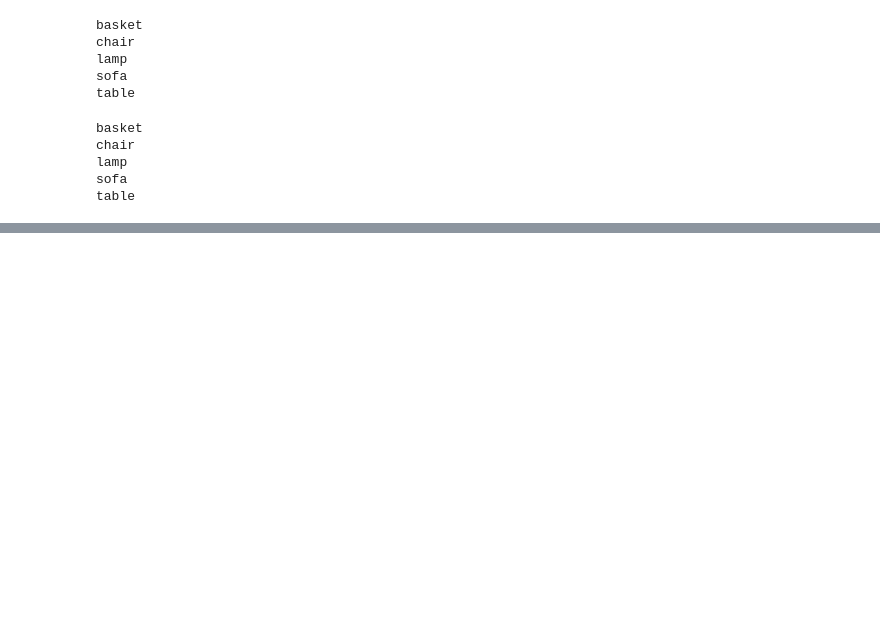
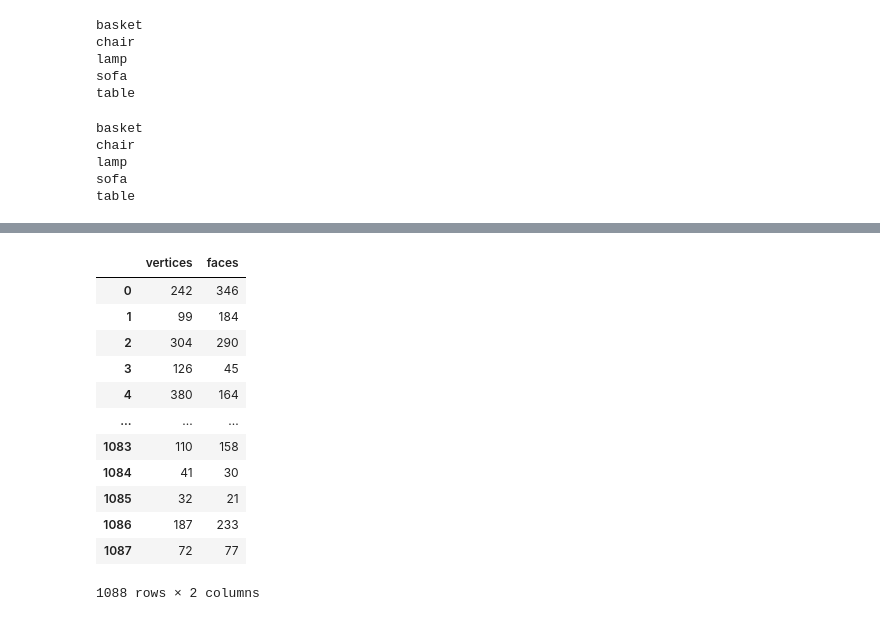
Before and after one commit to t-gappy/polygen_pytorch, a Jupyter notebook: notebook/01_preprocess.ipynb, the cells around one changed output, grey strips where cells are left out. Drawn from its saved outputs; the diff is of its cells as text; code cells hidden in the pictures; blank space fills up the shorter version.

```diff
--- a/notebook/01_preprocess.ipynb
+++ b/notebook/01_preprocess.ipynb
@@ -181,16 +261,21 @@ lamp
 sofa
 table
 # %%
+test_info = []
 for class_ in classes:
     print(class_)
     class_datas = []
 
     for file_path in valid_files:
         if file_path.split("/")[-2] == class_:
-            v, f = load_pipeline(file_path)
+            vs, ns, fs = load_pipeline(file_path)
             class_datas.append({
-                "vertices": v.tolist(),
-                "faces": f.tolist(),
+                "vertices": vs.tolist(),
+                "faces": [f[:, 0].tolist() for f in fs],
+            })
+            test_info.append({
+                "vertices": len(vs),
+                "faces": len(fs),
             })
 
     with open(os.path.join(data_dir, "preprocessed", "valid", class_+".json"), "w") as fw:
@@ -203,0 +306,17 @@ table
+# %%
+test_info_df = pd.DataFrame(test_info)
+test_info_df
+# %% [output]
+|  | vertices | faces |
+| 0 | 242 | 346 |
+| 1 | 99 | 184 |
+| 2 | 304 | 290 |
+| 3 | 126 | 45 |
+| 4 | 380 | 164 |
+| ... | ... | ... |
+| 1083 | 110 | 158 |
+| 1084 | 41 | 30 |
+| 1085 | 32 | 21 |
+| 1086 | 187 | 233 |
+| 1087 | 72 | 77 |
+1088 rows × 2 columns
```
Also changed, not shown: parts of 44 cells of this notebook, 7 other files.
